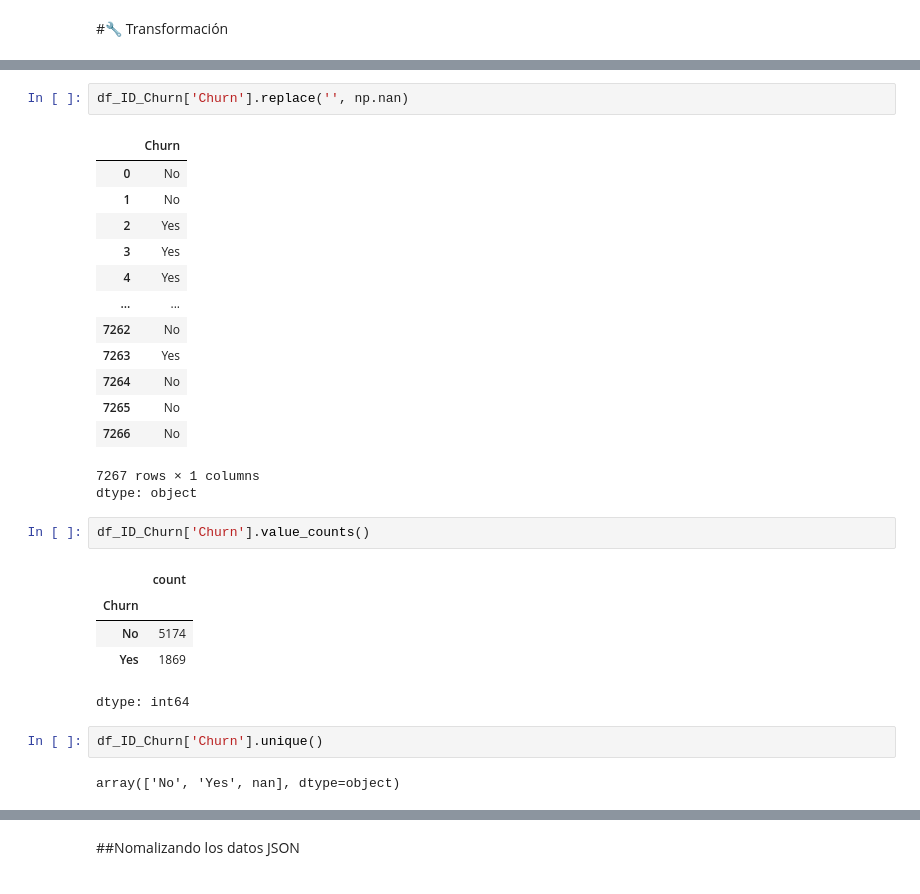
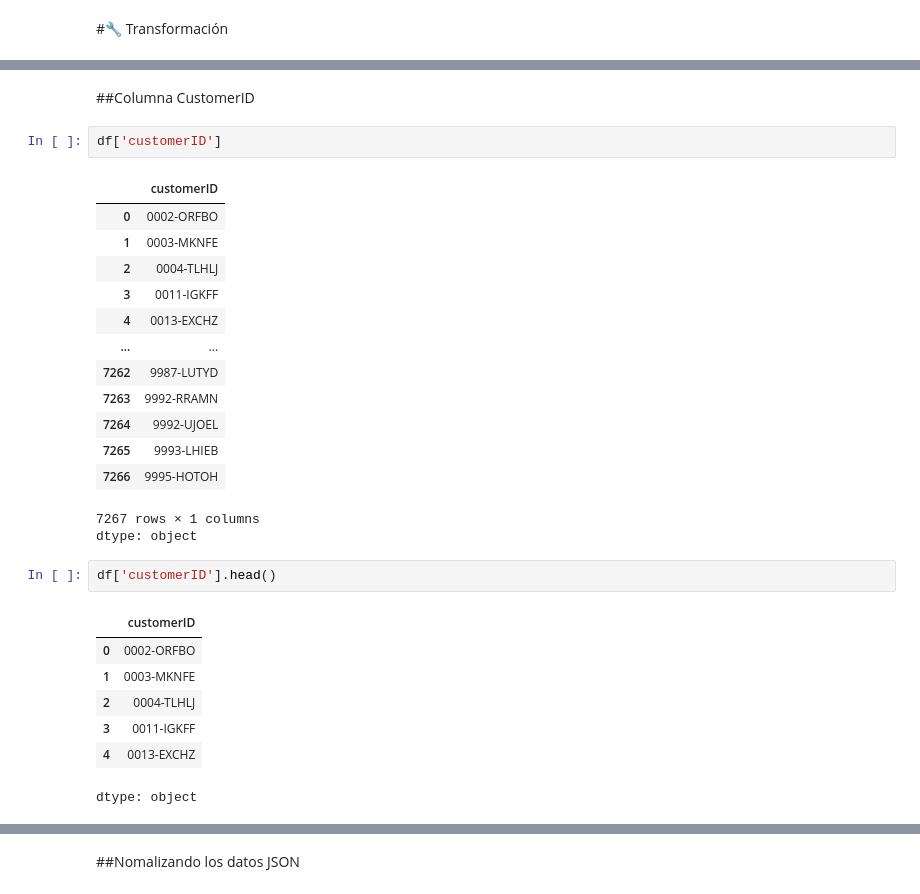
Before and after one commit to Ser2k2/challenge2-data-science-latam, a Jupyter notebook: TelecomX_LATAM.ipynb, the cells around one changed output, grey strips where cells are left out. Cells and saved outputs as stored; diff of their text form.

```diff
--- a/TelecomX_LATAM.ipynb
+++ b/TelecomX_LATAM.ipynb
@@ -165,29 +79,29 @@ dtype: int64
-# %%
-df_ID_Churn['Churn'].replace('', np.nan)
-# %% [output]
-|  | Churn |
-| 0 | No |
-| 1 | No |
-| 2 | Yes |
-| 3 | Yes |
-| 4 | Yes |
-| ... | ... |
-| 7262 | No |
-| 7263 | Yes |
-| 7264 | No |
-| 7265 | No |
-| 7266 | No |
-7267 rows × 1 columns
-dtype: object
-# %%
-df_ID_Churn['Churn'].value_counts()
-# %% [output]
-|  | count |
-| Churn |  |
-| No | 5174 |
-| Yes | 1869 |
-dtype: int64
-# %%
-df_ID_Churn['Churn'].unique()
-# %% [output]
-array(['No', 'Yes', nan], dtype=object)
+# %% [markdown]
+##Columna CustomerID
+# %%
+df['customerID']
+# %% [output]
+|  | customerID |
+| 0 | 0002-ORFBO |
+| 1 | 0003-MKNFE |
+| 2 | 0004-TLHLJ |
+| 3 | 0011-IGKFF |
+| 4 | 0013-EXCHZ |
+| ... | ... |
+| 7262 | 9987-LUTYD |
+| 7263 | 9992-RRAMN |
+| 7264 | 9992-UJOEL |
+| 7265 | 9993-LHIEB |
+| 7266 | 9995-HOTOH |
+7267 rows × 1 columns
+dtype: object
+# %%
+df['customerID'].head()
+# %% [output]
+|  | customerID |
+| 0 | 0002-ORFBO |
+| 1 | 0003-MKNFE |
+| 2 | 0004-TLHLJ |
+| 3 | 0011-IGKFF |
+| 4 | 0013-EXCHZ |
+dtype: object
```
Also changed, not shown: parts of 54 cells of this notebook.
